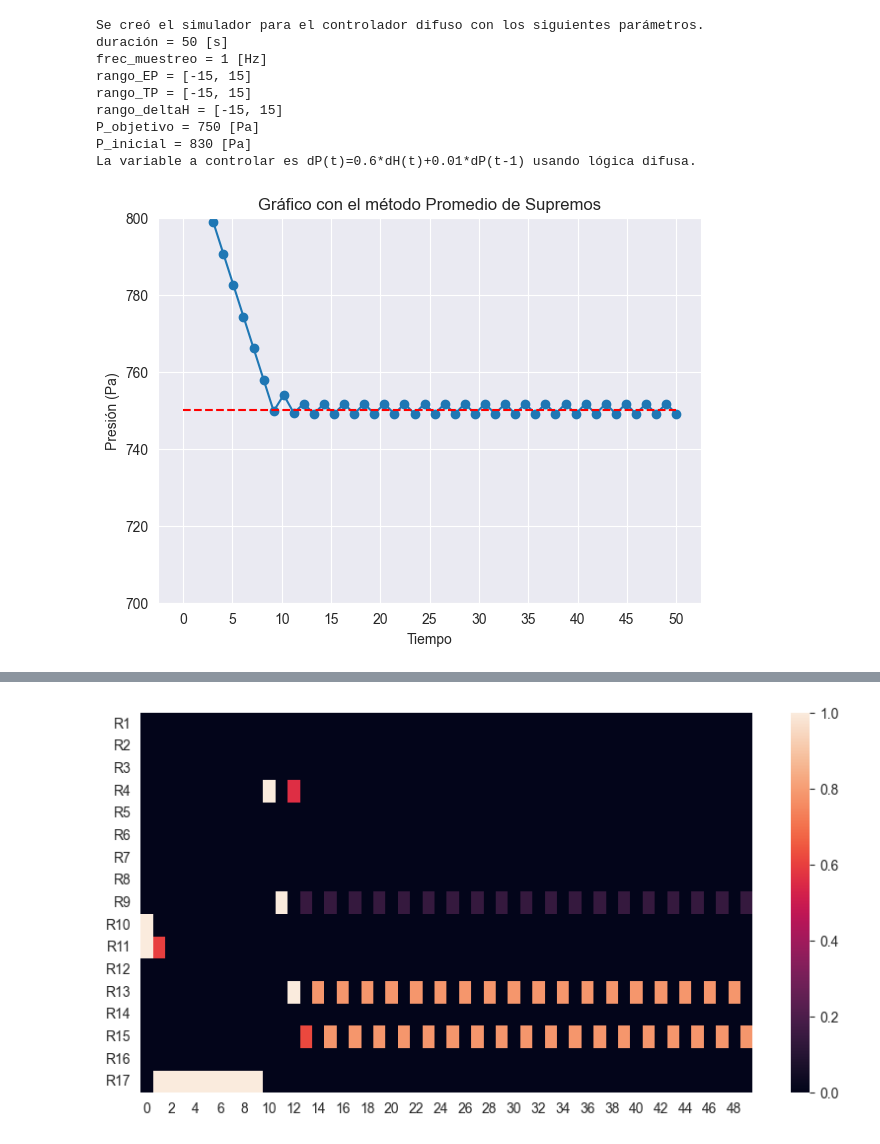
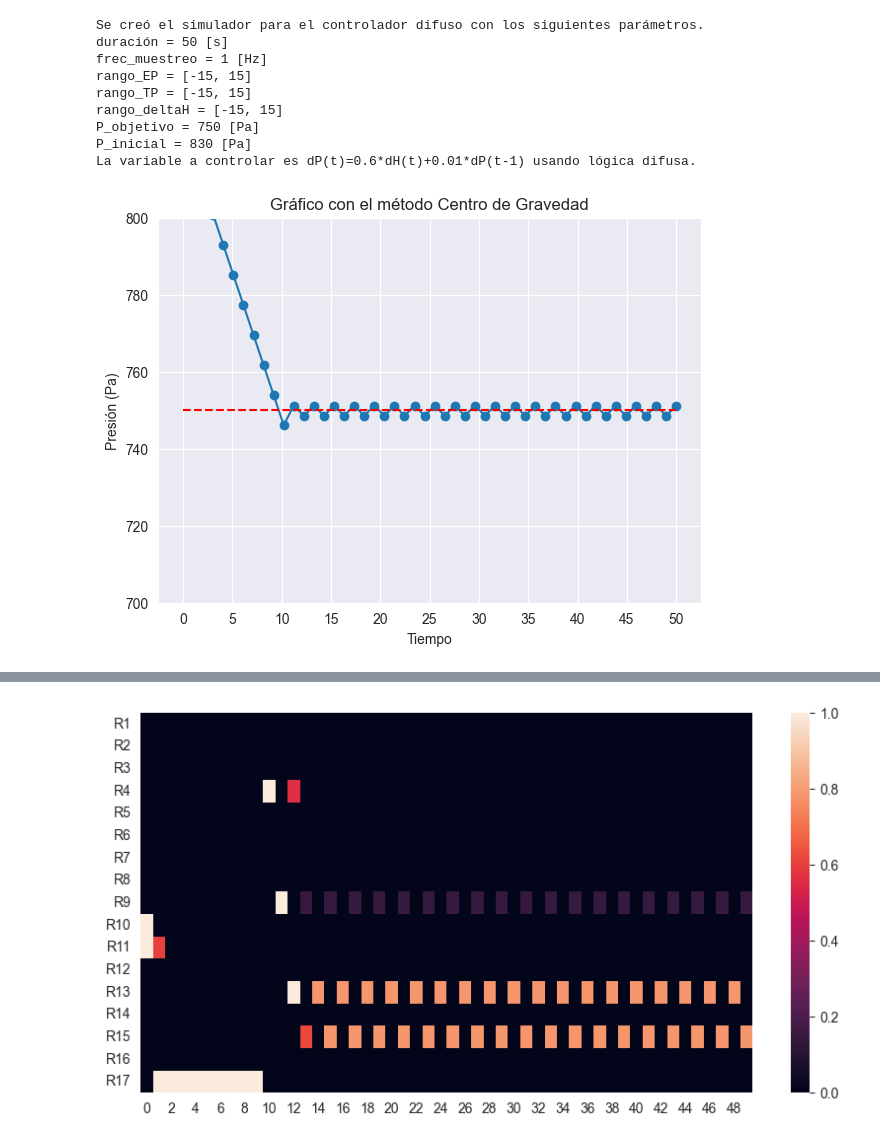
Before and after one commit to NicolasIsla/fuzzy-chainsaw, a Jupyter notebook: proyecto1.ipynb, the cells around one changed output, grey strips where cells are left out. Cells and saved outputs as stored; diff of their text form; code cells hidden in the pictures.

```diff
--- a/proyecto1.ipynb
+++ b/proyecto1.ipynb
@@ -693,7 +849,7 @@ K = 0.6  # Constante P=K*H
 C = 0.01
 P_obj = 750  # (Pa) Presión objetivo
 P_inicial = 830 # (Pa) Presión inicial
-metodo_desdifusion = "PS"  #Centro de gravedad: "CG", Altura: "A", Promedio Supremos "PS"
+metodo_desdifusion = "CG"  #Centro de gravedad: "CG", Altura: "A", Promedio Supremos "PS"
 
 # Se crea clase de controlador CLD
 CLD = Simulacion_CLD(T, fs, mapa_reglas, rango_EP=rango_EP, rango_TP=rango_TP,
@@ -712,5 +868,6 @@ La variable a controlar es dP(t)=0.6*dH(t)+0.01*dP(t-1) usando lógica difusa.
 # %%
 CLD.run_sim(ep_anterior=0, verbose=False, participacion=True, nombre="experimento2.csv")
 CLD.plot_sim()
+trayectoria("experimento2.csv", "regla_participacion_experimento2.csv")
 # %% [output]
-[figure, old version]
+[figure, new version]
```
Also changed, not shown: parts of 9 cells of this notebook.
